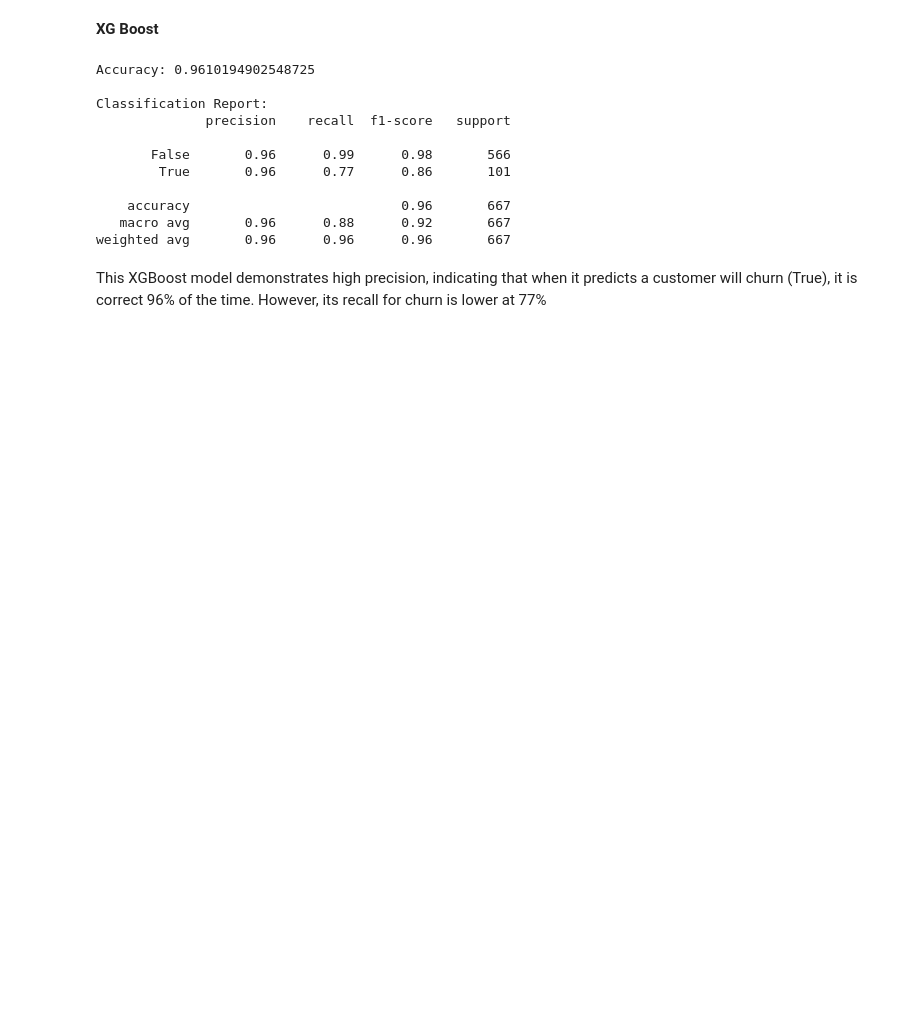
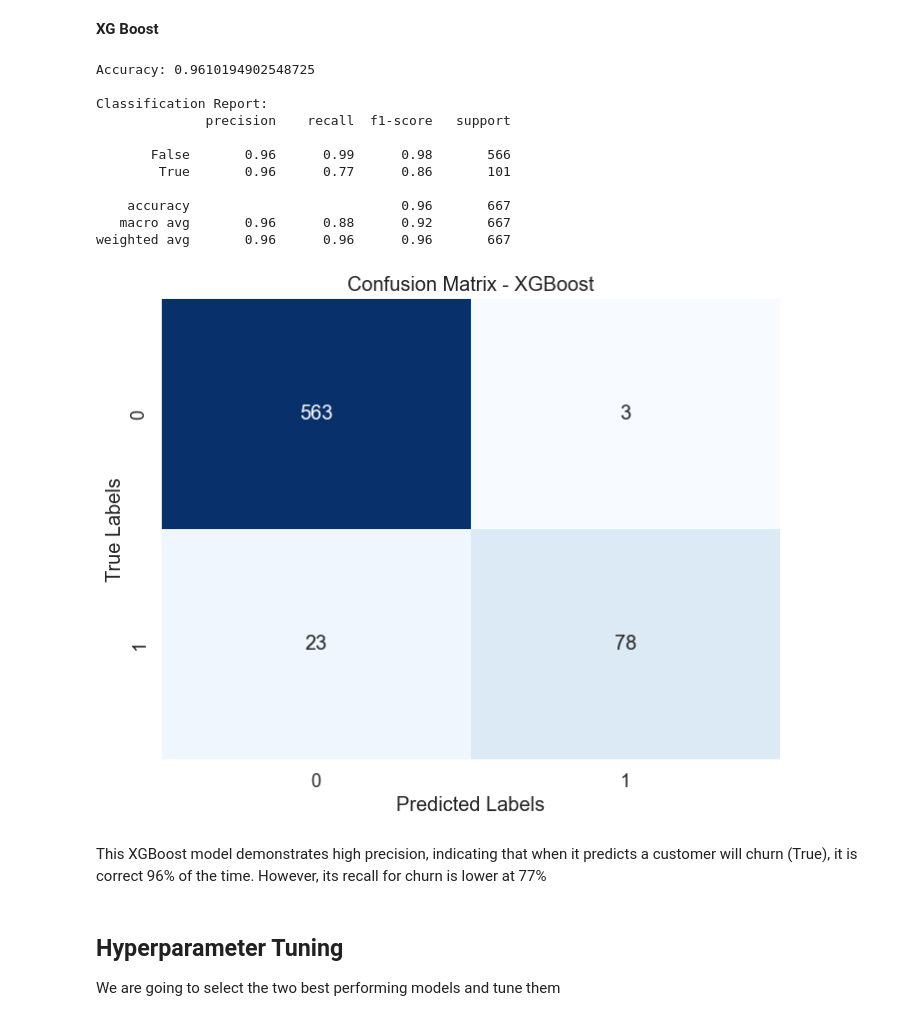
Before and after one commit to EMARIUS98/Project-3, a Jupyter notebook: project 3 .ipynb, the cells around one changed output. Saved outputs shown, nothing was run; the diff lists cells and outputs as text; code cells hidden in the pictures; blank space fills up the shorter version.

```diff
--- a/project 3 .ipynb
+++ b/project 3 .ipynb
@@ -783,5 +749,18 @@ Classification Report:
     accuracy                           0.96       667
    macro avg       0.96      0.88      0.92       667
 weighted avg       0.96      0.96      0.96       667
+# %%
+# Generate confusion matrix
+conf_matrix_xgb = confusion_matrix(y_test, y_pred_xgb)
+
+# Plot confusion matrix
+plt.figure(figsize=(8, 6))
+sns.heatmap(conf_matrix_xgb, annot=True, fmt="d", cmap="Blues", cbar=False)
+plt.title("Confusion Matrix - XGBoost")
+plt.xlabel("Predicted Labels")
+plt.ylabel("True Labels")
+plt.show()
+# %% [output]
+[figure, added]
 # %% [markdown]
 This XGBoost model demonstrates high precision, indicating that when it predicts a customer will churn (True), it is correct 96% of the time. However, its recall for churn is lower at 77%
@@ -790,0 +767,3 @@ We are going to select the two best performing models and tune them
+# %% [markdown]
+## Hyperparameter Tuning
+We are going to select the two best performing models and tune them
```
Also changed, not shown: parts of 30 cells of this notebook.
